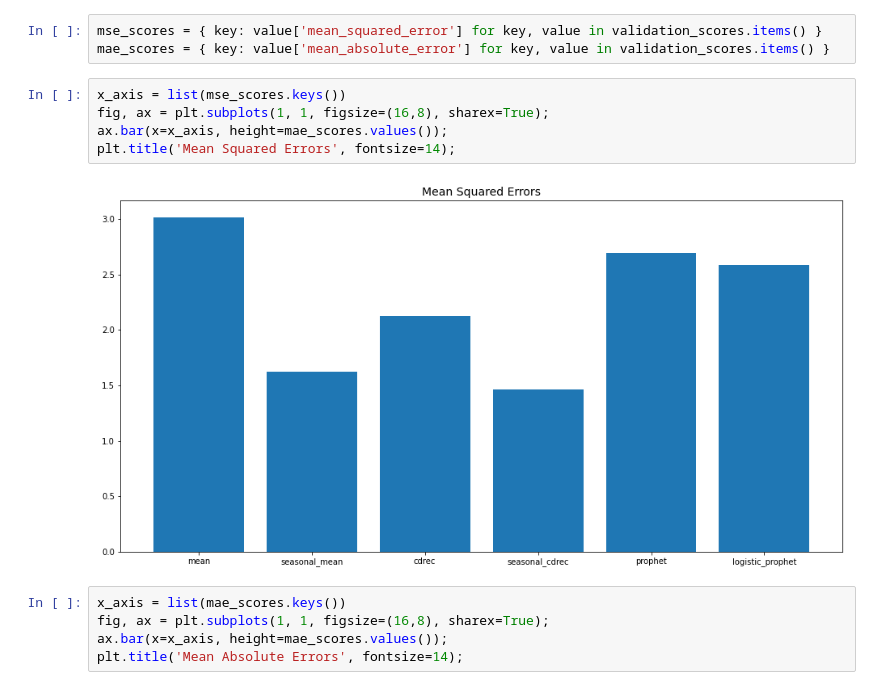
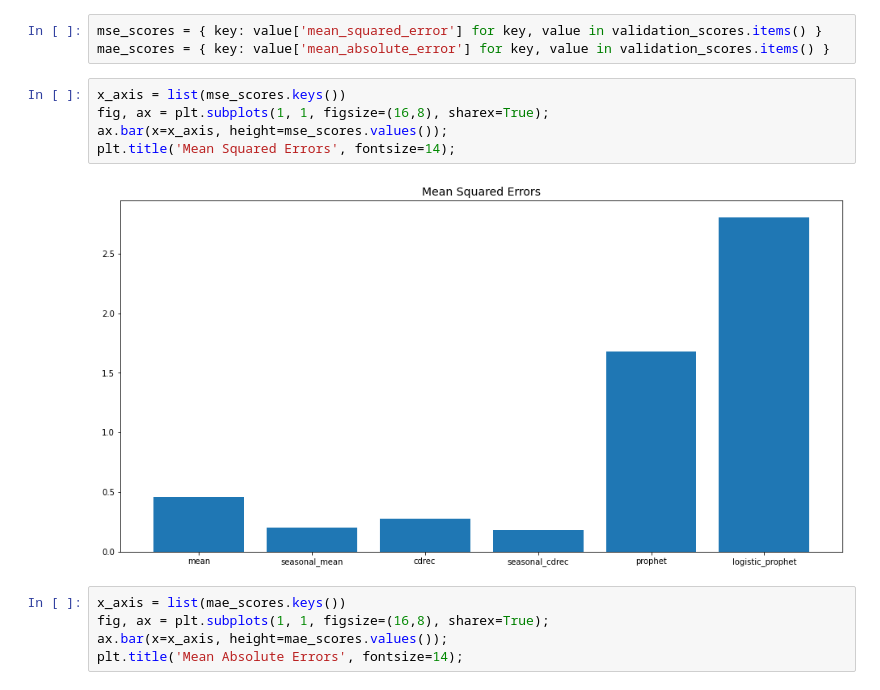
Before and after one commit to nmwodarz/mndot-traffic-project, a Jupyter notebook: code/3. Imputation.ipynb, the cells around one changed output. Cells and saved outputs as stored; diff of their text form.

```diff
--- a/code/3. Imputation.ipynb
+++ b/code/3. Imputation.ipynb
@@ -667,10 +671,10 @@ mae_scores = { key: value['mean_absolute_error'] for key, value in validation_sc
 # %%
 x_axis = list(mse_scores.keys())
 fig, ax = plt.subplots(1, 1, figsize=(16,8), sharex=True);
-ax.bar(x=x_axis, height=mae_scores.values());
+ax.bar(x=x_axis, height=mse_scores.values());
 plt.title('Mean Squared Errors', fontsize=14);
 # %% [output]
-[figure, old version]
+[figure, new version]
 # %%
 x_axis = list(mae_scores.keys())
 fig, ax = plt.subplots(1, 1, figsize=(16,8), sharex=True);
```
Also changed, not shown: parts of 15 cells of this notebook, 4 other files.
